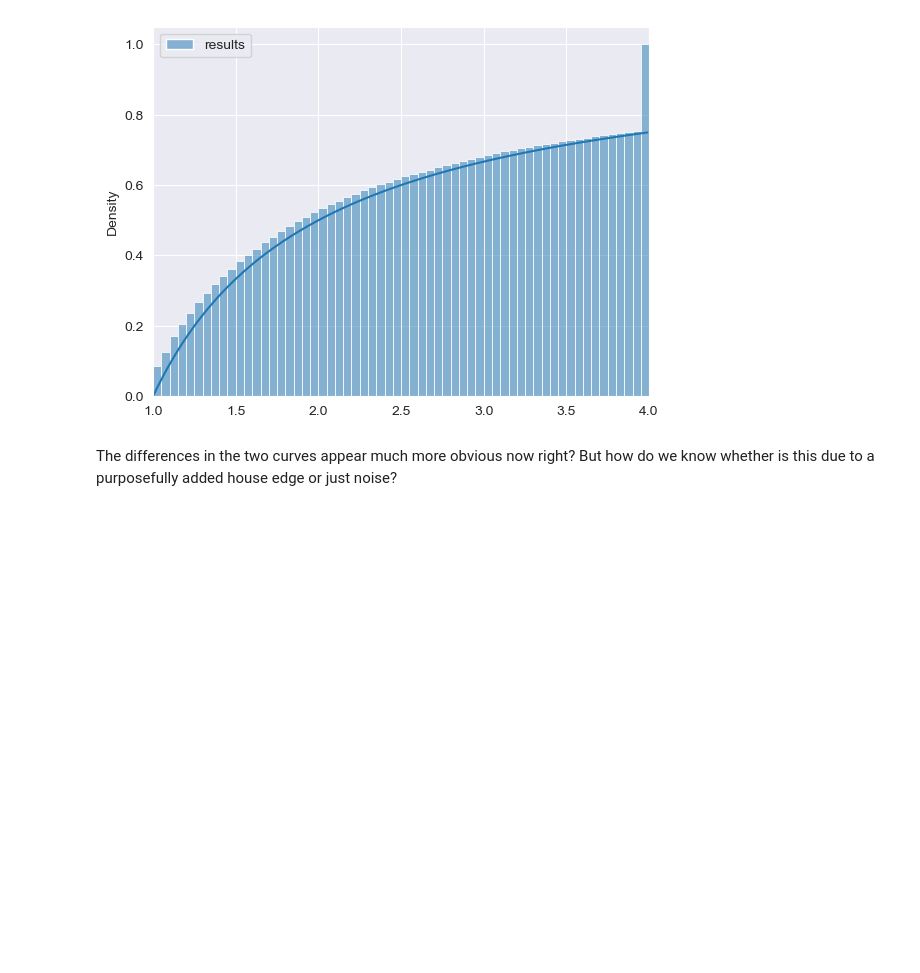
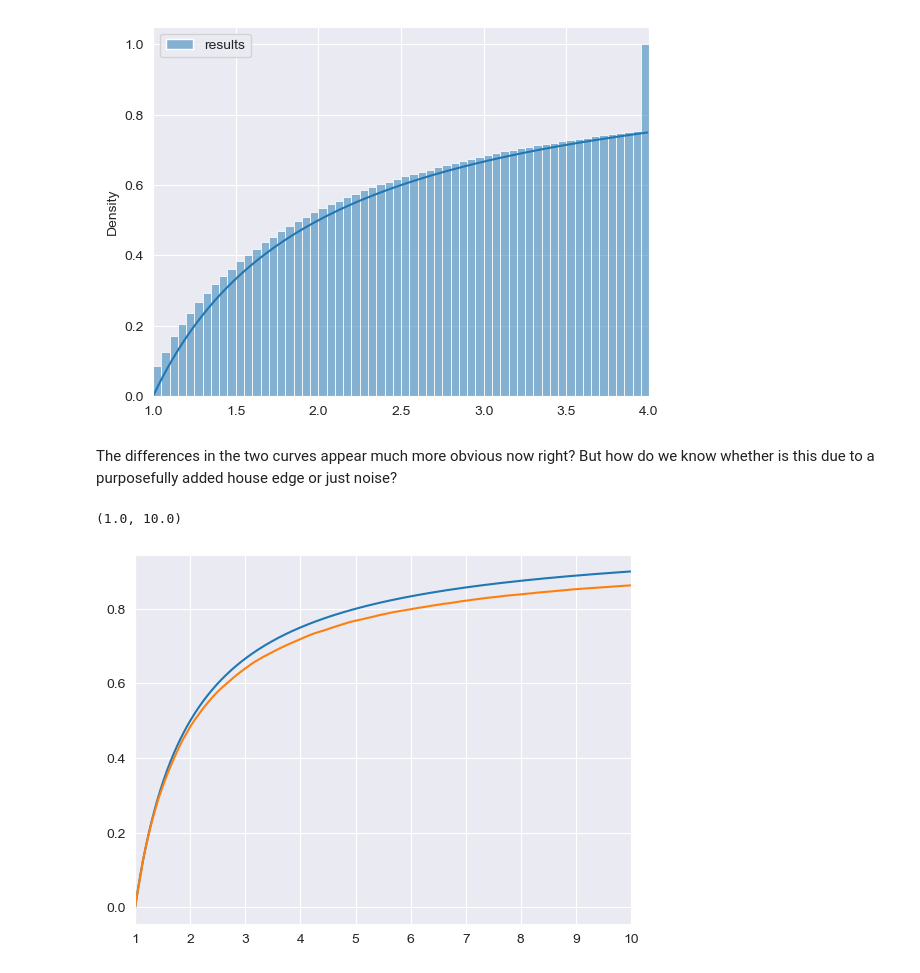
Before and after one commit to agctute/csgocrashedge, a Jupyter notebook: visualizations.ipynb, the cells around one changed output. Saved outputs shown, nothing was run; the diff lists cells and outputs as text; code cells hidden in the pictures; blank space fills up the shorter version.

Commit message:
added ecdf for crash data

```diff
--- a/visualizations.ipynb
+++ b/visualizations.ipynb
@@ -28,9 +26,7 @@ data = float_data
 # %%
-data = np.array(data)
+dat = np.array(data)
 df_data = pd.DataFrame(data)
 df_data.rename(columns={0:'results'}, inplace=True)
 df_data.describe()
 # crashes that immediately occur and the gambler loses regardless of their exit time are labeled as '0' in the original data which is equivalent to '1'
 df_data.loc[df_data['results'] == 0] = 1
-# Apply upper limit so that the histogram doesn't stretch out too much
-df_data.loc[df_data['results'] > 10] = 10
@@ -77,3 +68,19 @@ def pdf_func(x):
     return 1/x
 # %% [markdown]
 The differences in the two curves appear much more obvious now right? But how do we know whether is this due to a purposefully added house edge or just noise?
+# %%
+np.sort(data)
+# Creating the ECDF of the data sample
+def data_ecdf(x):
+    return np.count_nonzero(dat[dat < x])/len(dat)
+
+ecdf = []
+for x in np.arange(1, 10, 0.01):
+    ecdf.append(data_ecdf(x))
+# %%
+plt.plot(np.arange(1, 10, 0.01), func(np.arange(1, 10, 0.01)))
+plt.plot(np.arange(1, 10, 0.01), ecdf)
+plt.xlim(1, 10)
+# %% [output]
+(1.0, 10.0)
+[figure, added]
```
Also changed, not shown: parts of 4 cells of this notebook.
